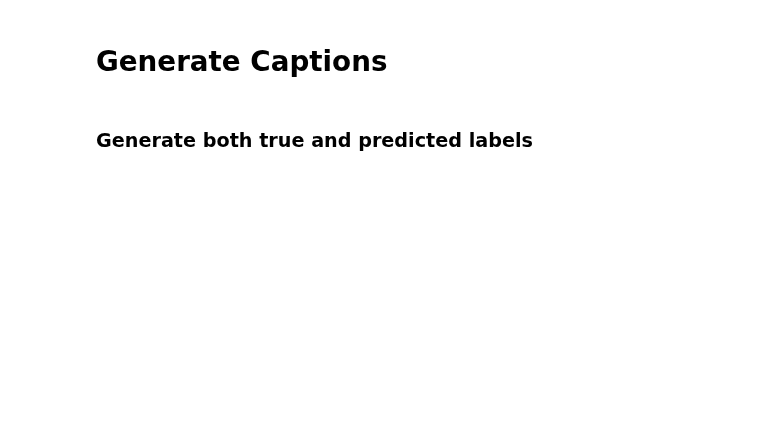
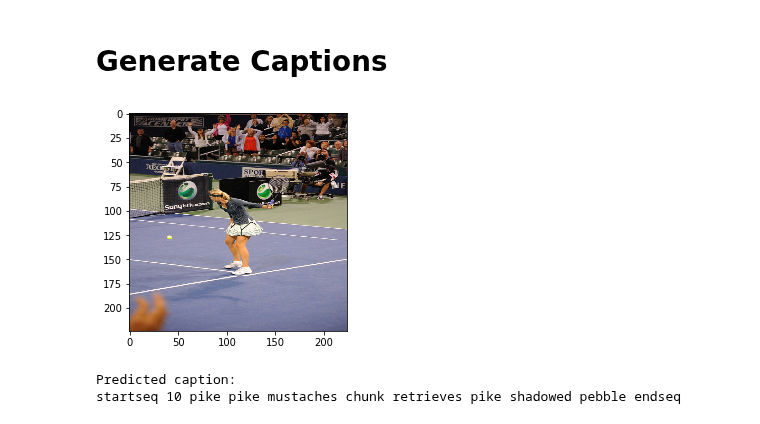
Before and after one commit to shan18/Topic-Based-Image-Captioning, a Jupyter notebook: image_captioning.ipynb, the cells around one changed output. Drawn from its saved outputs; the diff is of its cells as text; code cells hidden in the pictures; blank space fills up the shorter version.

Commit message:
generate captions for the merge model architecture

```diff
--- a/image_captioning.ipynb
+++ b/image_captioning.ipynb
@@ -763,2 +662,0 @@ generate_caption('dataset/' + filenames_val[120])
-# %% [markdown]
-### Generate both true and predicted labels
@@ -793,0 +721,9 @@ generate_caption_coco(idx=1, train=False)
+# %%
+idx = 12
+image_path = 'dataset/' + val_images[idx]
+# %%
+generate_caption(image_path, topic_model, feature_model, model, tokenizer, max_tokens)
+# %% [output]
+[figure, added]
+Predicted caption:
+startseq 10 pike pike mustaches chunk retrieves pike shadowed pebble endseq
```
Also changed, not shown: parts of 20 cells of this notebook.
